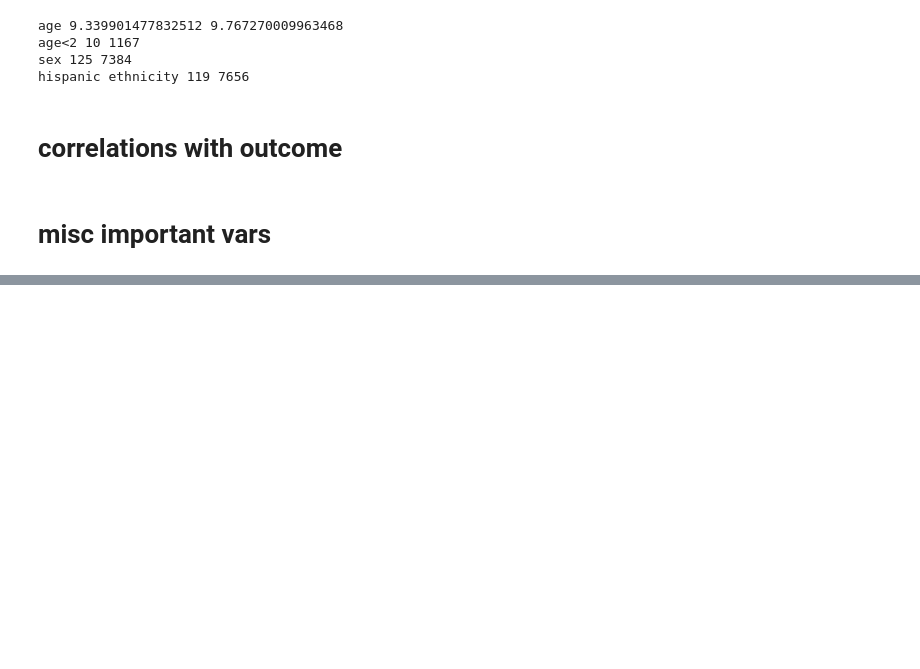
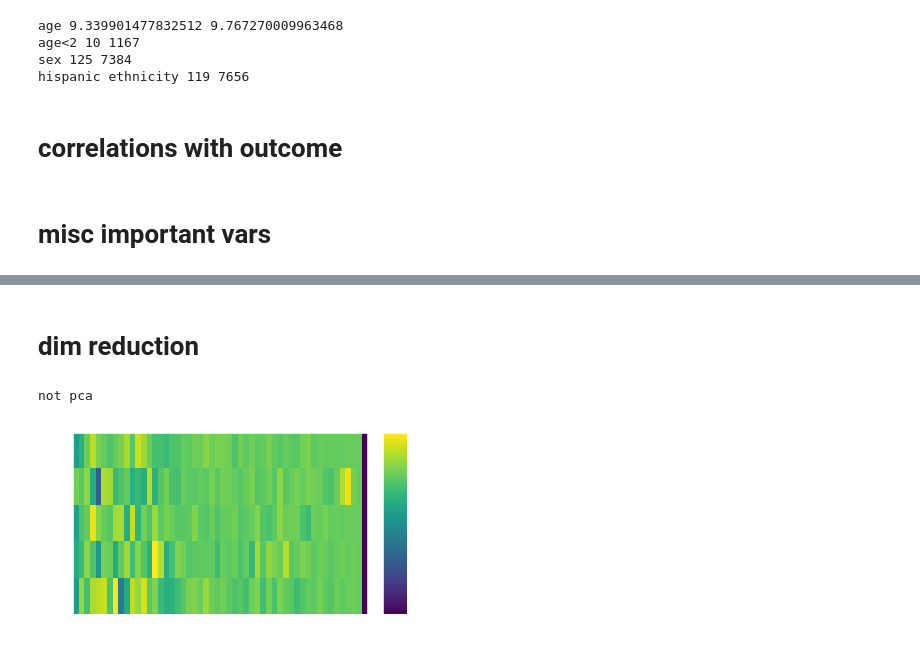
Before and after one commit to csinva/iai-clinical-decision-rule, a Jupyter notebook: 01_eda.ipynb, the cells around one changed output, grey strips where cells are left out. Saved outputs shown, nothing was run; the diff lists cells and outputs as text; code cells hidden in the pictures; blank space fills up the shorter version.

```diff
--- a/01_eda.ipynb
+++ b/01_eda.ipynb
@@ -139,0 +115,10 @@ Name: iai_intervention, dtype: float64
+# %% [markdown]
+# dim reduction
+# %%
+df = data.get_data(use_processed=True)
+feat_names, pecarn_feat_names = data.get_feat_names(df)
+outcome_def = 'iai_intervention' # output
+# %%
+import prince
+fca = prince.MCA(n_components=len(pecarn_feat_names)).fit(df[pecarn_feat_names])
+comps = fca.transform(df[pecarn_feat_names]).head()
@@ -139,0 +131,48 @@ Name: iai_intervention, dtype: float64
+# %%
+def plot_fcs(fca, comps):
+
+    # create a 2 X 2 grid
+    gs = grd.GridSpec(2, 2, height_ratios=[2,10],
+                      width_ratios=[12, 1], wspace=0.1, hspace=0)
+
+#     try:
+#     var_norm = pca.explained_variance_ / np.sum(pca.explained_variance_) * 100
+    fca.explained_intertia
+    # plot explained variance
+    ax2 = plt.subplot(gs[0])
+    ax2.bar(np.arange(0, comps.shape[1]), var_norm)
+#     , color='black', width=0.8)
+    plt.title('Explained variance (%)')
+    ax2.spines['right'].set_visible(False)
+    ax2.spines['top'].set_visible(False)
+#         ax2.xaxis.set_visible(False)
+    ax2.yaxis.set_ticks_position('left')
+    ax2.set_yticks([0, max(var_norm)])
+    plt.xlim((-0.5, comps.shape[1]-0.5))
+#     except:
+#         print('not pca')
+
+    # plot pcs
+
+    ax = plt.subplot(gs[2])
+    p = ax.imshow(comps, interpolation='None', cmap='viridis',aspect='auto')
+    plt.ylabel('Neuron number')
+    plt.xlabel('PCA component number')
+
+    # make colorbar
+    colorAx = plt.subplot(gs[3])
+    cb = plt.colorbar(p, cax = colorAx)
+
+    plt.show()
+
+
+# perform pca
+# pca = decomposition.PCA()
+# # pca = decomposition.NMF()
+# pca.fit(df.transpose())
+# comps = pca.components_.transpose()
+# plt.figure(figsize=(6, 5))
+plot_pcs(fca, comps)
+# %% [output]
+not pca
+[figure, added]
```
Also changed, not shown: parts of 8 cells of this notebook, 17 other files.
